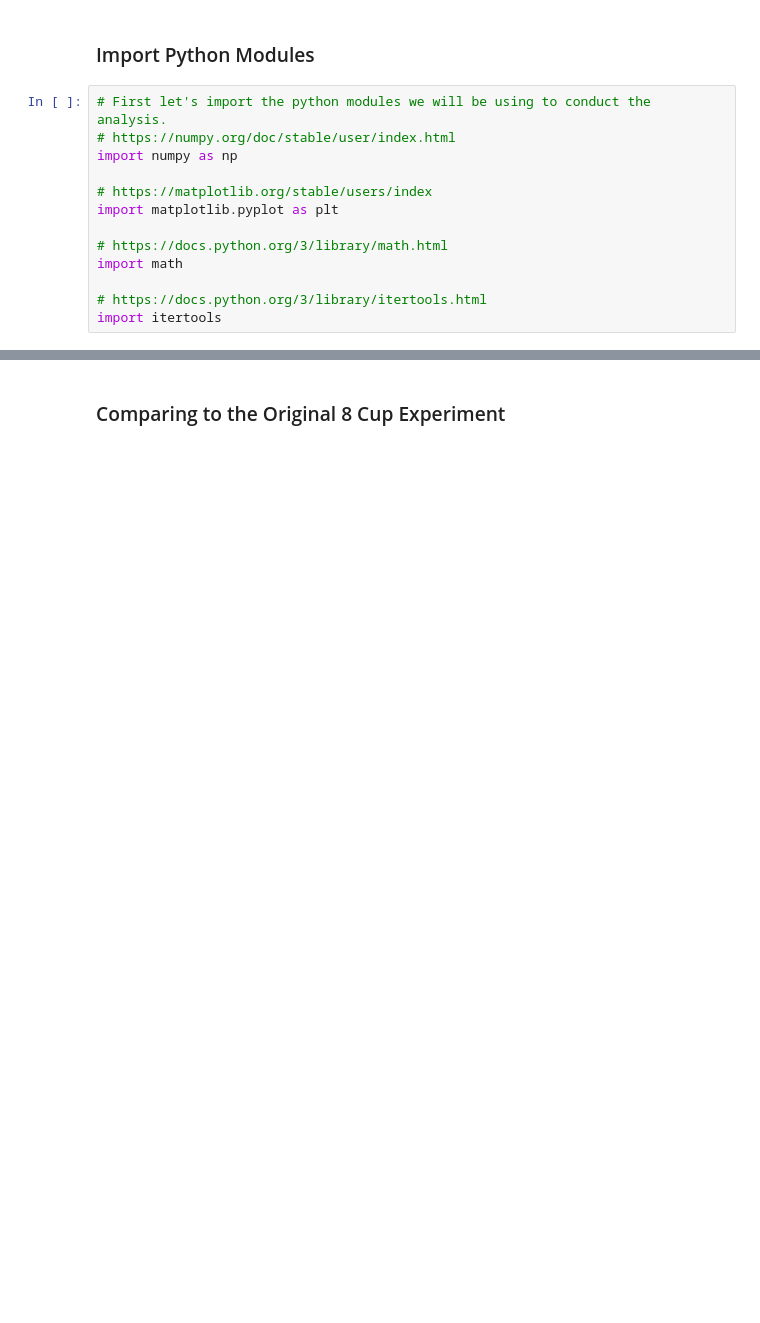
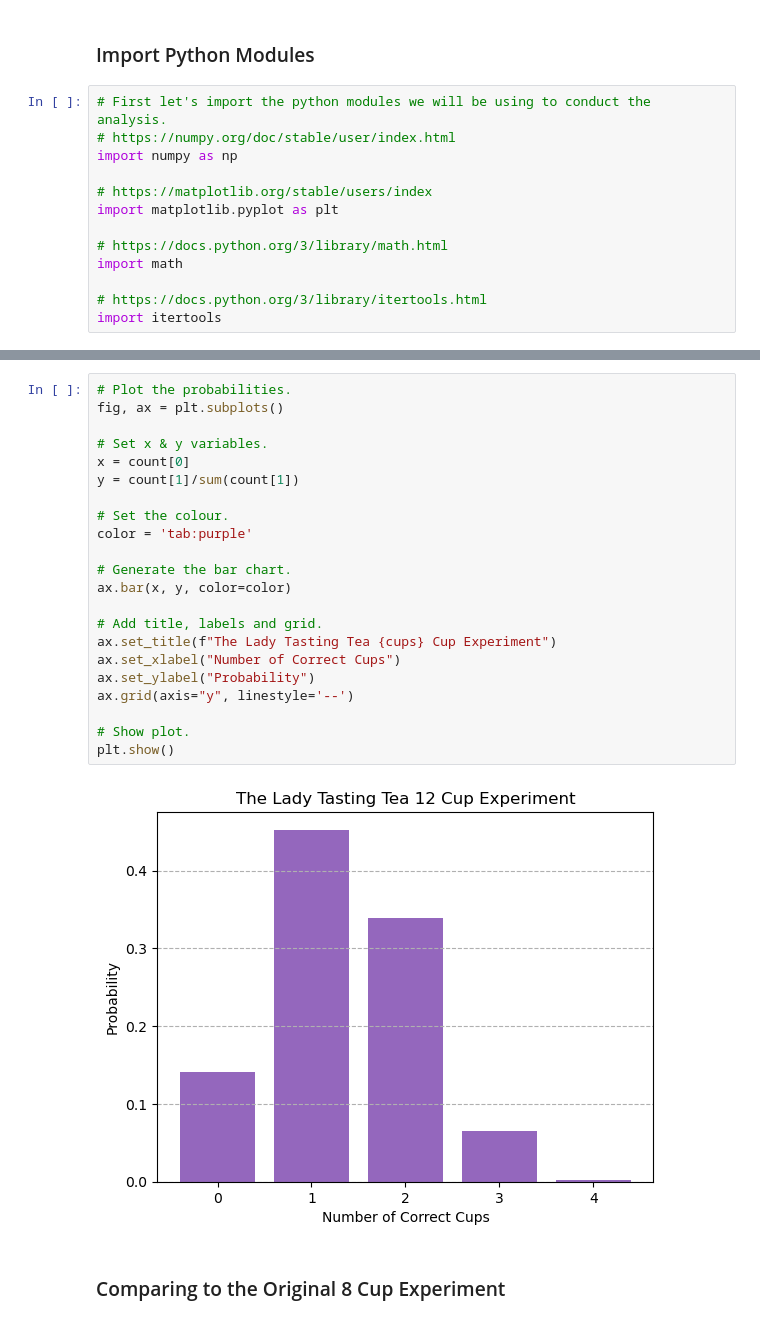
Before and after one commit to eoghanpw/applied-statistics, a Jupyter notebook: problems.ipynb, the cells around one changed output, grey strips where cells are left out. Cells and saved outputs as stored; diff of their text form; blank space fills up the shorter version.

Commit message:
working on lady tasting tea

```diff
--- a/problems.ipynb
+++ b/problems.ipynb
@@ -182,3 +154,27 @@ Probability of choosing 4 cups correctly: 1/495 (0.0020)
+# %%
+# Plot the probabilities.
+fig, ax = plt.subplots()
+
+# Set x & y variables.
+x = count[0]
+y = count[1]/sum(count[1])
+
+# Set the colour.
+color = 'tab:purple'
+
+# Generate the bar chart.
+ax.bar(x, y, color=color)
+
+# Add title, labels and grid.
+ax.set_title(f"The Lady Tasting Tea {cups} Cup Experiment")
+ax.set_xlabel("Number of Correct Cups")
+ax.set_ylabel("Probability")
+ax.grid(axis="y", linestyle='--')
+
+# Show plot.
+plt.show()
+# %% [output]
+[figure, added]
 # %% [markdown]
 ### Comparing to the Original 8 Cup Experiment
 # %%
```
Also changed, not shown: parts of 19 cells of this notebook.
